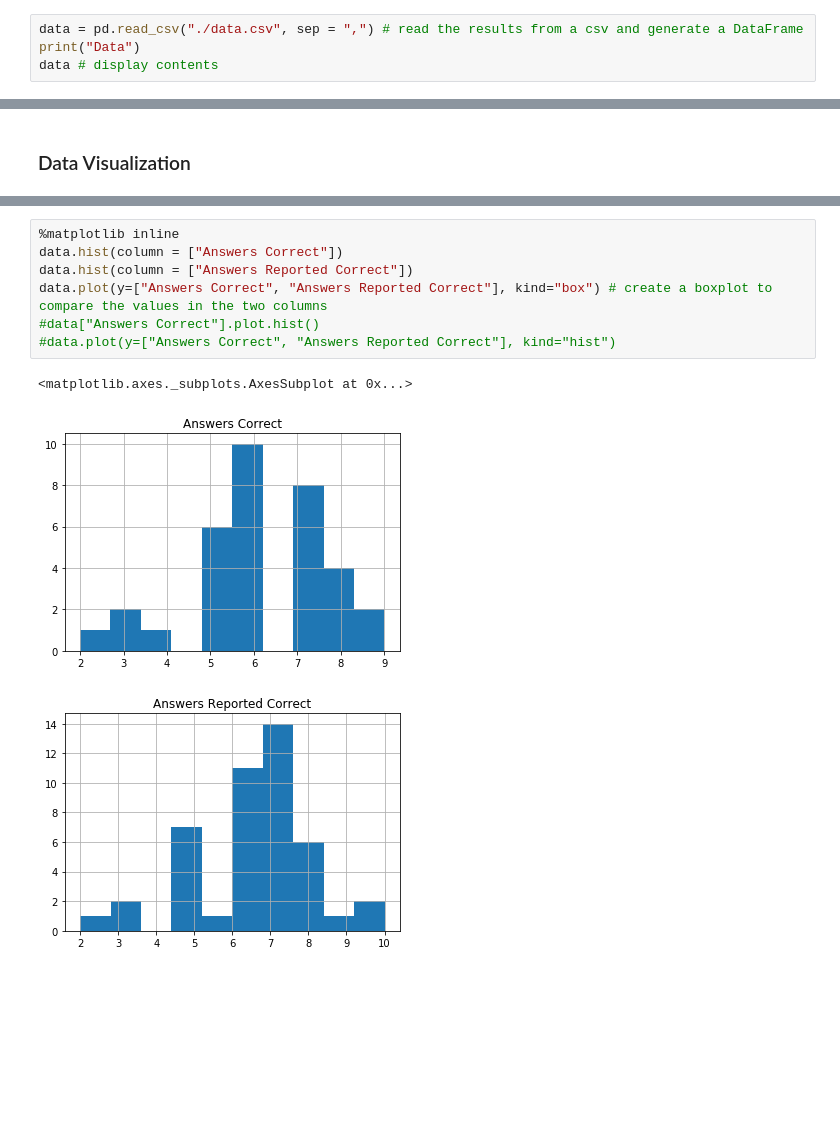
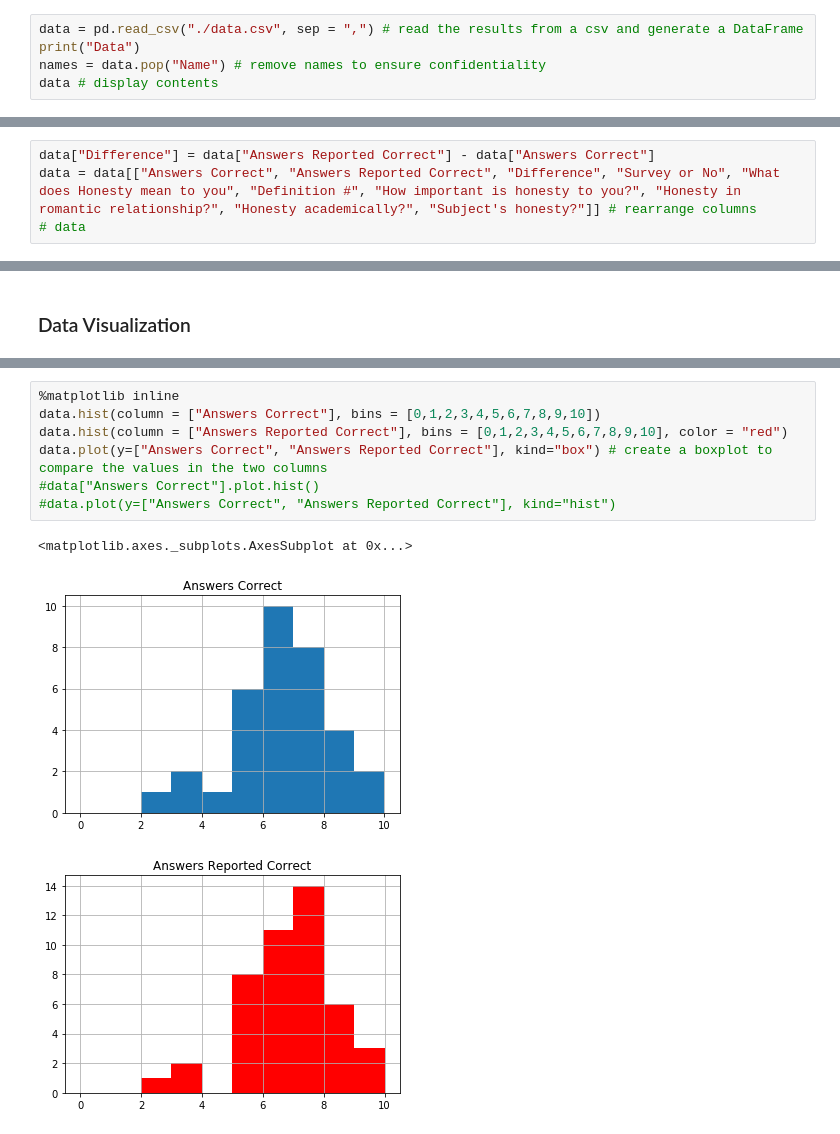
Before and after one commit to AkashMullick/statProject, a Jupyter notebook: Final Project.ipynb, the cells around one changed output, grey strips where cells are left out. Saved outputs shown, nothing was run; the diff lists cells and outputs as text; blank space fills up the shorter version.

```diff
--- a/Final Project.ipynb
+++ b/Final Project.ipynb
@@ -176,6 +180,7 @@ Mr. Rogerson’s room, Ms. Lewis’ room, Mr. Severance’s room, and Mrs. Bulle
 # %%
 data = pd.read_csv("./data.csv", sep = ",") # read the results from a csv and generate a DataFrame
 print("Data")
+names = data.pop("Name") # remove names to ensure confidentiality
 data # display contents
 # %% [output]
 Data
@@ -208,0 +218,4 @@ data["Survey or No"].fillna("No Survey", inplace = True)
+# %%
+data["Difference"] = data["Answers Reported Correct"] - data["Answers Correct"]
+data = data[["Answers Correct", "Answers Reported Correct", "Difference", "Survey or No", "What does Honesty mean to you", "Definition #", "How important is honesty to you?", "Honesty in romantic relationship?", "Honesty academically?", "Subject's honesty?"]] # rearrange columns
+# data
@@ -218,14 +237,14 @@ noSurvey = pd.DataFrame(noSurvey, columns = ["Name", "Answers Reported Correct",
 # %%
 %matplotlib inline
-data.hist(column = ["Answers Correct"])
-data.hist(column = ["Answers Reported Correct"])
+data.hist(column = ["Answers Correct"], bins = [0,1,2,3,4,5,6,7,8,9,10])
+data.hist(column = ["Answers Reported Correct"], bins = [0,1,2,3,4,5,6,7,8,9,10], color = "red")
 data.plot(y=["Answers Correct", "Answers Reported Correct"], kind="box") # create a boxplot to compare the values in the two columns
 #data["Answers Correct"].plot.hist()
 #data.plot(y=["Answers Correct", "Answers Reported Correct"], kind="hist")
 # %% [output]
 <matplotlib.axes._subplots.AxesSubplot at 0x...>
-[figure, old version]
+[figure, new version]
-[figure, old version]
+[figure, new version]
 [figure]
 # %% [markdown]
 ## Analyze
```
Also changed, not shown: parts of 48 cells of this notebook.
